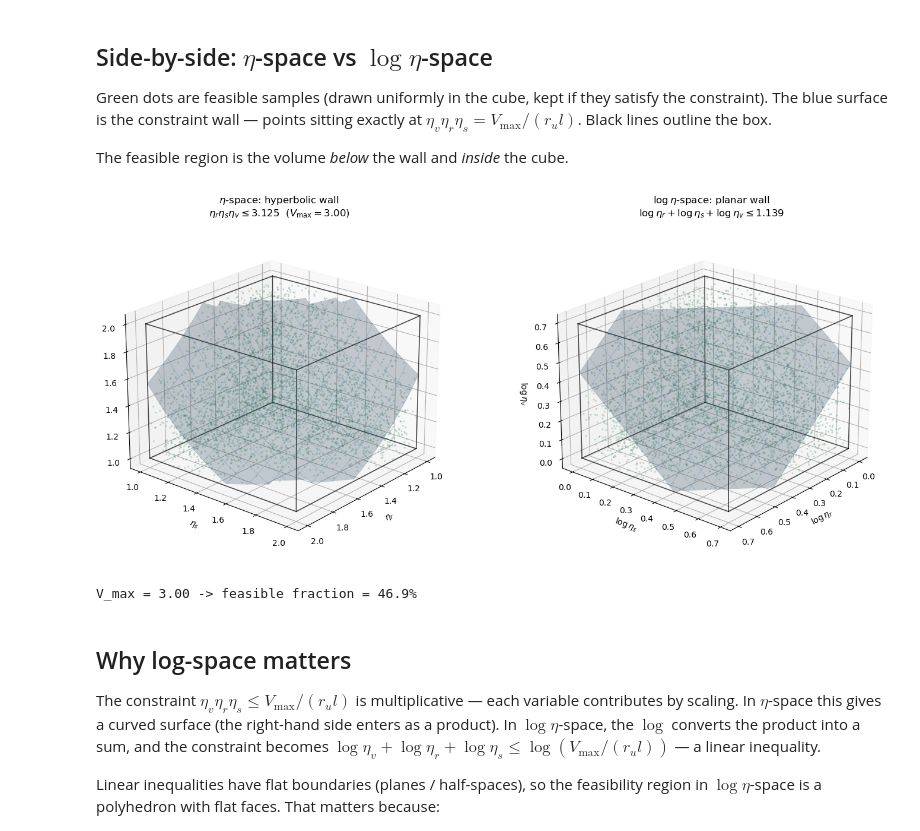
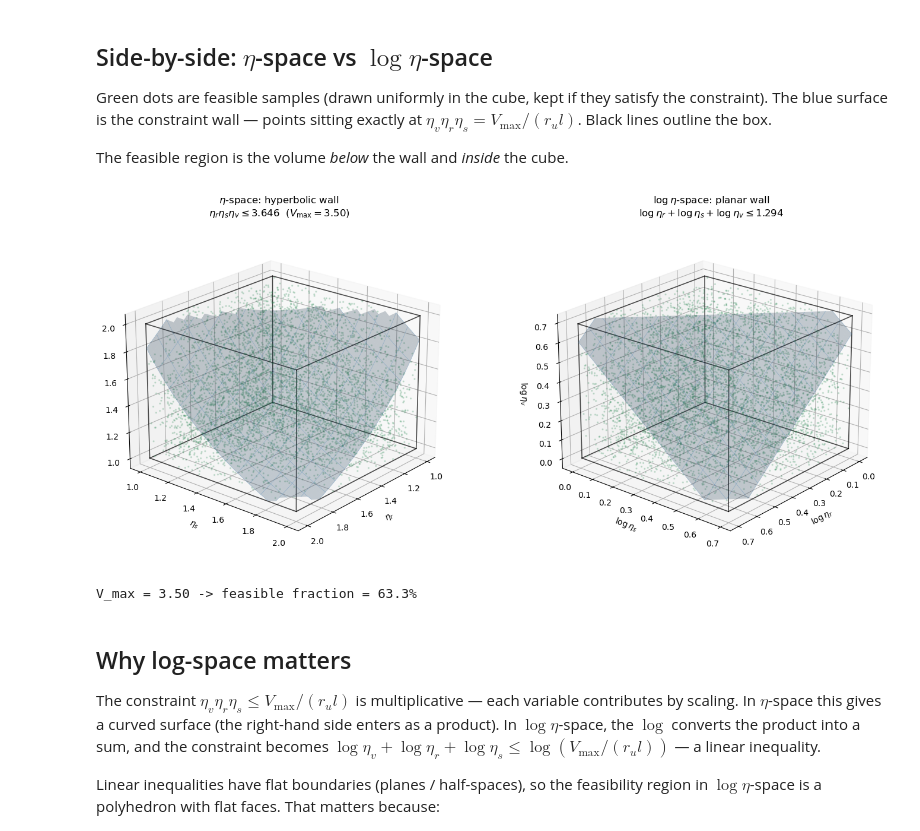
Before and after one commit to JvPost/Portfolio, a Jupyter notebook: ksb/notebooks/feasibility_geometry.ipynb, the cells around one changed output. Saved outputs shown, nothing was run; the diff lists cells and outputs as text; code cells hidden in the pictures.

```diff
--- a/ksb/notebooks/feasibility_geometry.ipynb
+++ b/ksb/notebooks/feasibility_geometry.ipynb
@@ -108,36 +108,36 @@ def plot_static(V_max_local=3.0):
     ax2 = fig.add_subplot(1, 2, 2, projection='3d')
     draw_cube(ax2, log_min, log_max)
 
     lr = np.linspace(log_min, log_max, n_grid)
     ls = np.linspace(log_min, log_max, n_grid)
     LR, LS = np.meshgrid(lr, ls)
     LV = log_budget - LR - LS
     LV_plot = np.where((LV >= log_min) & (LV <= log_max), LV, np.nan)
     ax2.plot_surface(LR, LS, LV_plot, alpha=0.25, color='steelblue', edgecolor='none')
     ax2.plot_wireframe(LR, LS, LV_plot, alpha=0.5, color='steelblue',
                        linewidth=0.4, rstride=3, cstride=3)
     log_fs = np.log(fs) if len(fs) else np.empty((0, 3))
     if len(log_fs):
         ax2.scatter(log_fs[:, 0], log_fs[:, 1], log_fs[:, 2],
                     c='seagreen', s=2, alpha=0.18)
 
     ax2.set_xlabel(r'$\log \eta_r$'); ax2.set_ylabel(r'$\log \eta_s$')
     ax2.set_zlabel(r'$\log \eta_v$')
     ax2.set_title(r'$\log\eta$-space: planar wall' + '\n' +
                   rf'$\log\eta_r + \log\eta_s + \log\eta_v \leq {log_budget:.3f}$')
     ax2.view_init(elev=22, azim=40)
 
     plt.tight_layout()
     plt.show()
 
     feas_frac = feasible.mean()
     print(f"V_max = {V_max_local:.2f} -> feasible fraction = {100*feas_frac:.1f}%")
 
 
-plot_static(V_max_local=3.0)
+plot_static(V_max_local=3.5)
 # %% [output]
-[figure, old version]
+[figure, new version]
-V_max = 3.00 -> feasible fraction = 46.9%
+V_max = 3.50 -> feasible fraction = 63.3%
 # %% [markdown]
 ## Why log-space matters
 
```
Also changed, not shown: 9 other files.
